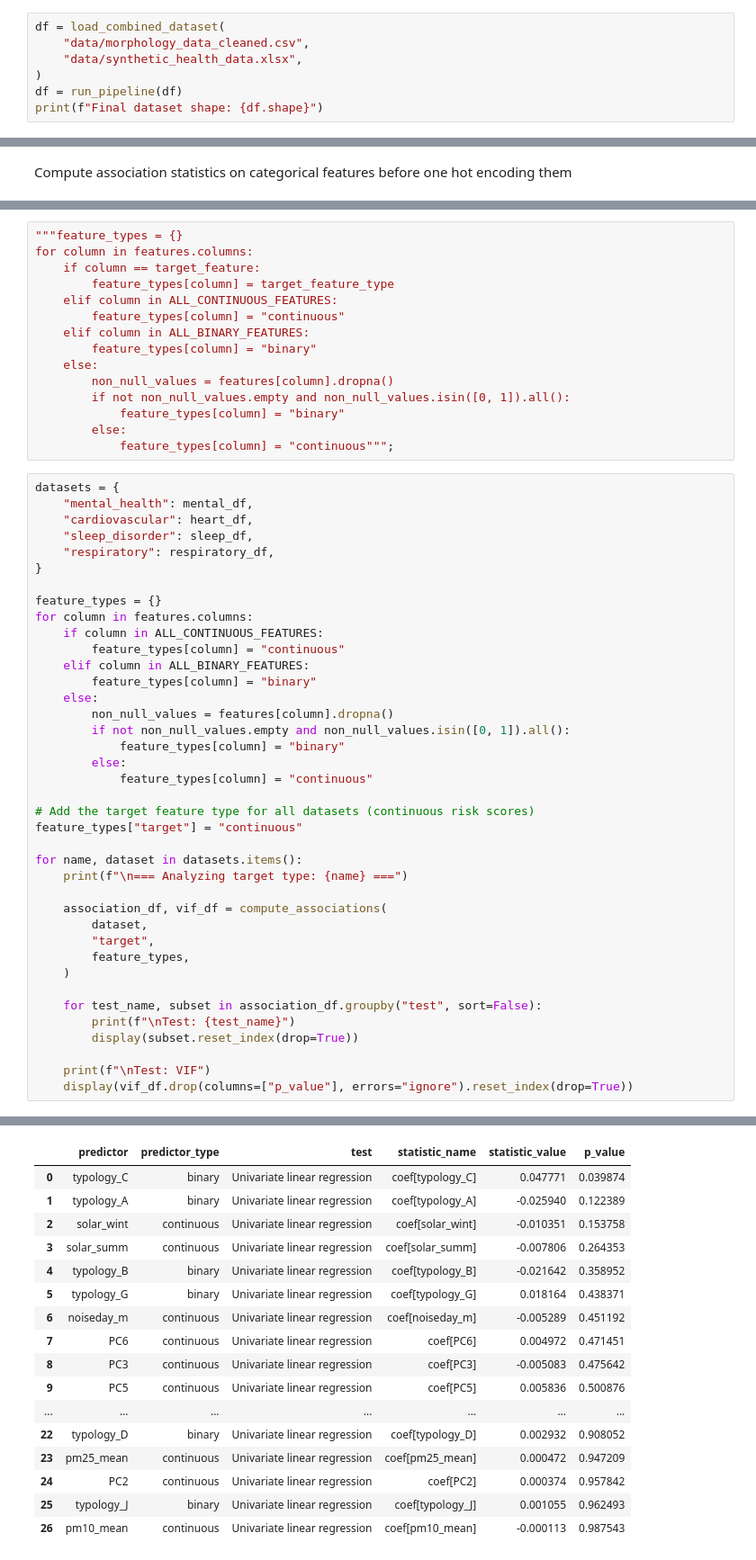
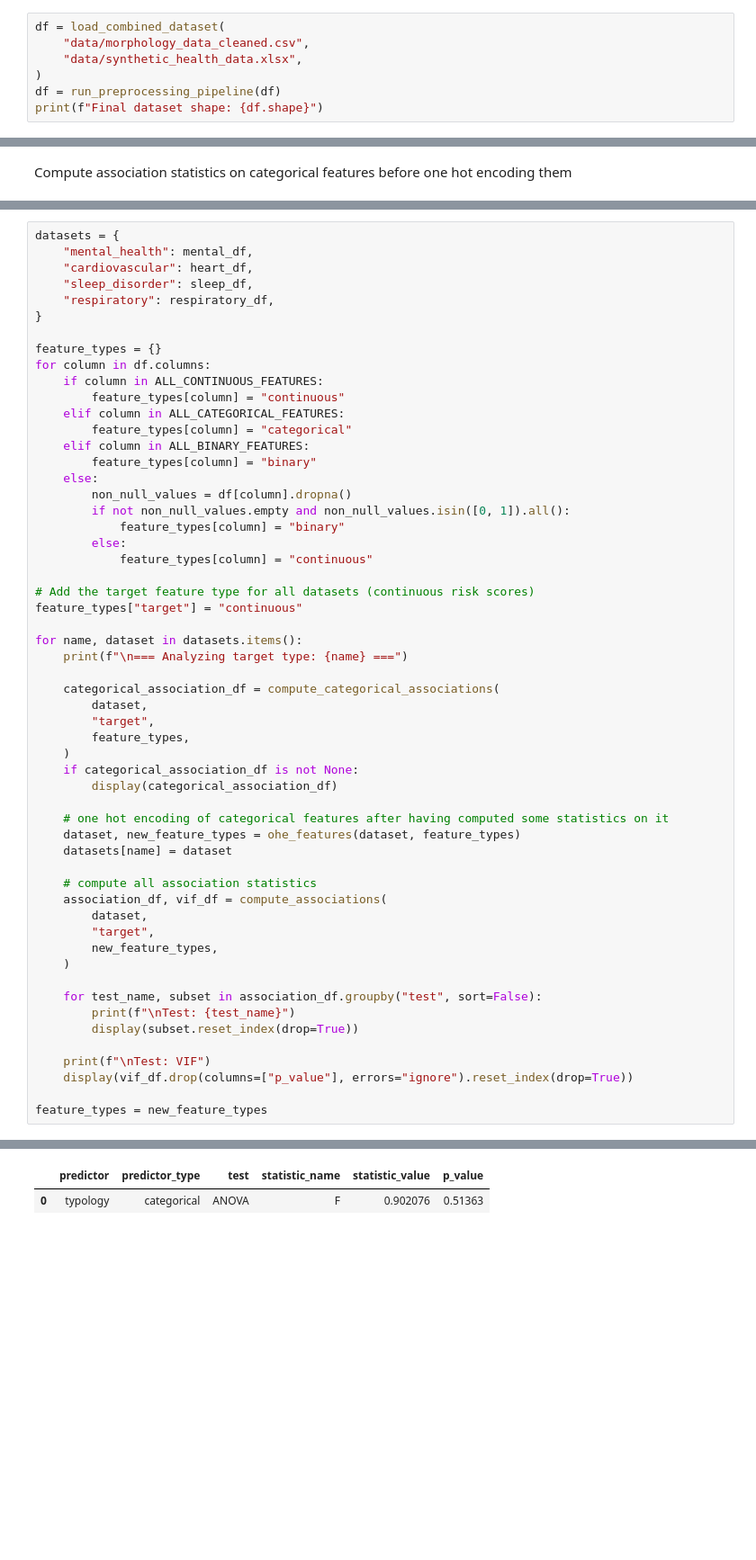
Before and after one commit to MauroPello/ENAC-ML4Science_LIPID, a Jupyter notebook: main.ipynb, the cells around one changed output, grey strips where cells are left out. Shown at 90% size. Drawn from its saved outputs; the diff is of its cells as text; blank space fills up the shorter version.

```diff
--- a/main.ipynb
+++ b/main.ipynb
@@ -265,6 +263,6 @@ df = load_combined_dataset(
     "data/morphology_data_cleaned.csv",
     "data/synthetic_health_data.xlsx",
 )
-df = run_pipeline(df)
+df = run_preprocessing_pipeline(df)
 print(f"Final dataset shape: {df.shape}")
 # %% [output]
@@ -370,18 +319,3 @@ else:
-# %%
-"""feature_types = {}
-for column in features.columns:
-    if column == target_feature:
-        feature_types[column] = target_feature_type
-    elif column in ALL_CONTINUOUS_FEATURES:
-        feature_types[column] = "continuous"
-    elif column in ALL_BINARY_FEATURES:
-        feature_types[column] = "binary"
-    else:
-        non_null_values = features[column].dropna()
-        if not non_null_values.empty and non_null_values.isin([0, 1]).all():
-            feature_types[column] = "binary"
-        else:
-            feature_types[column] = "continuous""";
 # %%
 datasets = {
     "mental_health": mental_df,
@@ -391,13 +325,15 @@ datasets = {
 }
 
 feature_types = {}
-for column in features.columns:
+for column in df.columns:
     if column in ALL_CONTINUOUS_FEATURES:
         feature_types[column] = "continuous"
+    elif column in ALL_CATEGORICAL_FEATURES:
+        feature_types[column] = "categorical"
     elif column in ALL_BINARY_FEATURES:
         feature_types[column] = "binary"
     else:
-        non_null_values = features[column].dropna()
+        non_null_values = df[column].dropna()
         if not non_null_values.empty and non_null_values.isin([0, 1]).all():
             feature_types[column] = "binary"
         else:
@@ -409,10 +345,23 @@ feature_types["target"] = "continuous"
 for name, dataset in datasets.items():
     print(f"\n=== Analyzing target type: {name} ===")
 
+    categorical_association_df = compute_categorical_associations(
+        dataset,
+        "target",
+        feature_types,
+    )
+    if categorical_association_df is not None:
+        display(categorical_association_df)
+
+    # one hot encoding of categorical features after having computed some statistics on it
+    dataset, new_feature_types = ohe_features(dataset, feature_types)
+    datasets[name] = dataset
+
+    # compute all association statistics
     association_df, vif_df = compute_associations(
         dataset,
         "target",
-        feature_types,
+        new_feature_types,
     )
 
     for test_name, subset in association_df.groupby("test", sort=False):
@@ -421,5 +370,7 @@ for name, dataset in datasets.items():
 
     print(f"\nTest: VIF")
     display(vif_df.drop(columns=["p_value"], errors="ignore").reset_index(drop=True))
+
+feature_types = new_feature_types
 # %% [output]
 === Analyzing target type: mental_health ===
@@ -428,17 +377,2 @@ Test: Univariate linear regression
 |  | predictor | predictor_type | test | statistic_name | statistic_value | p_value |
-| 0 | typology_C | binary | Univariate linear regression | coef[typology_C] | 0.047771 | 0.039874 |
-| 1 | typology_A | binary | Univariate linear regression | coef[typology_A] | -0.025940 | 0.122389 |
-| 2 | solar_wint | continuous | Univariate linear regression | coef[solar_wint] | -0.010351 | 0.153758 |
-| 3 | solar_summ | continuous | Univariate linear regression | coef[solar_summ] | -0.007806 | 0.264353 |
-| 4 | typology_B | binary | Univariate linear regression | coef[typology_B] | -0.021642 | 0.358952 |
-| 5 | typology_G | binary | Univariate linear regression | coef[typology_G] | 0.018164 | 0.438371 |
-| 6 | noiseday_m | continuous | Univariate linear regression | coef[noiseday_m] | -0.005289 | 0.451192 |
-| 7 | PC6 | continuous | Univariate linear regression | coef[PC6] | 0.004972 | 0.471451 |
-| 8 | PC3 | continuous | Univariate linear regression | coef[PC3] | -0.005083 | 0.475642 |
-| 9 | PC5 | continuous | Univariate linear regression | coef[PC5] | 0.005836 | 0.500876 |
-| ... | ... | ... | ... | ... | ... | ... |
-| 22 | typology_D | binary | Univariate linear regression | coef[typology_D] | 0.002932 | 0.908052 |
-| 23 | pm25_mean | continuous | Univariate linear regression | coef[pm25_mean] | 0.000472 | 0.947209 |
-| 24 | PC2 | continuous | Univariate linear regression | coef[PC2] | 0.000374 | 0.957842 |
-| 25 | typology_J | binary | Univariate linear regression | coef[typology_J] | 0.001055 | 0.962493 |
-| 26 | pm10_mean | continuous | Univariate linear regression | coef[pm10_mean] | -0.000113 | 0.987543 |
+| 0 | typology | categorical | ANOVA | F | 0.902076 | 0.51363 |
```
Also changed, not shown: parts of 10 cells of this notebook, 3 other files.
